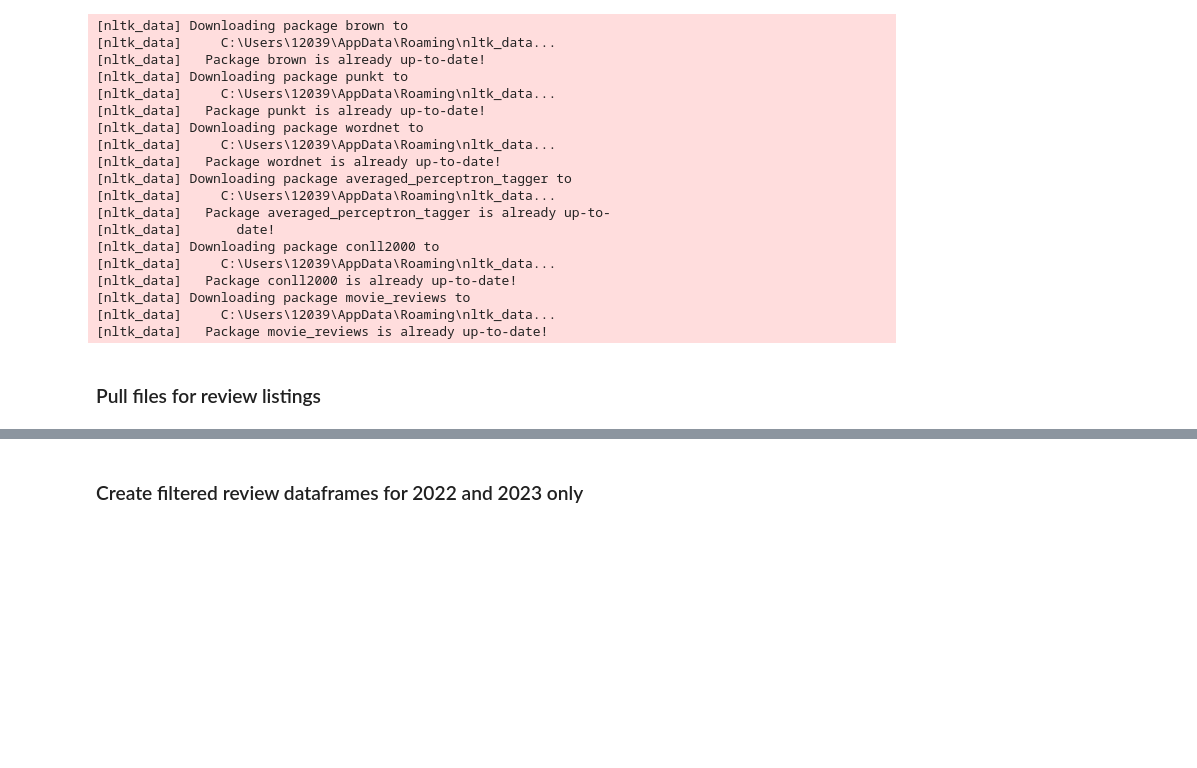
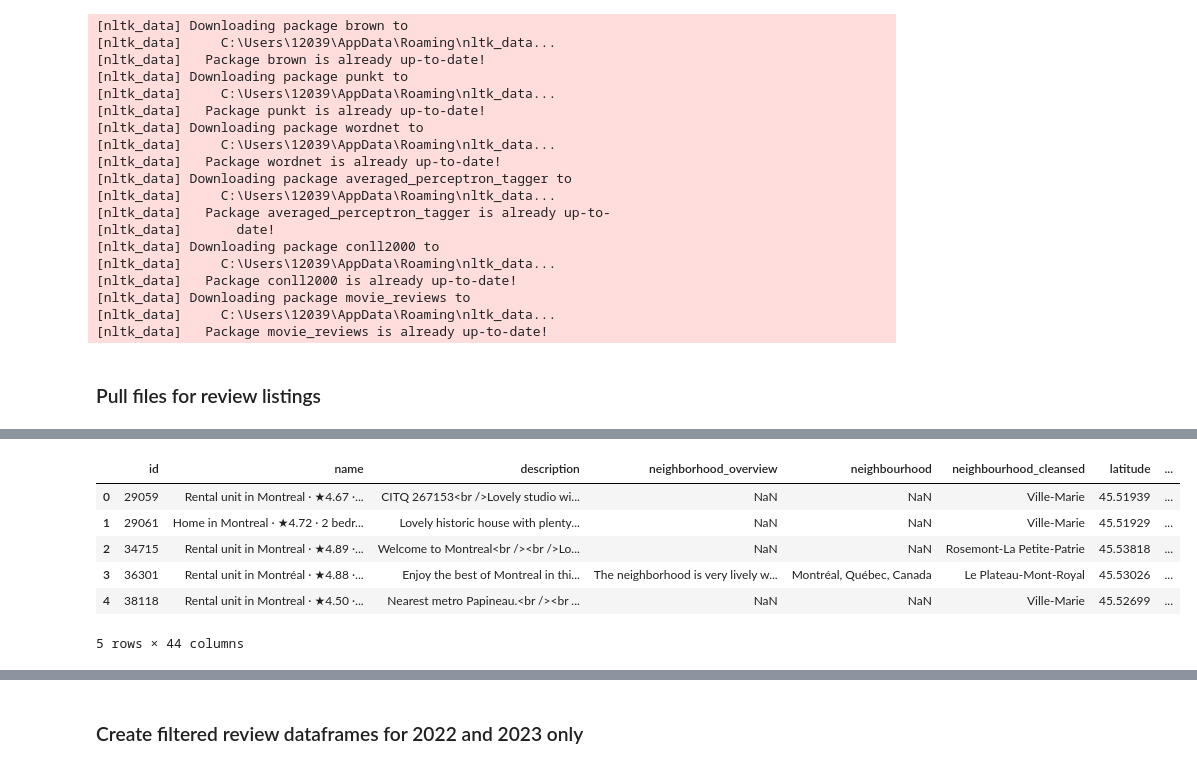
Before and after one commit to kflemming30/6505-Project, a Jupyter notebook: airbnb_data_exploration.ipynb, the cells around one changed output, grey strips where cells are left out. Cells and saved outputs as stored; diff of their text form; code cells hidden in the pictures; blank space fills up the shorter version.

```diff
--- a/airbnb_data_exploration.ipynb
+++ b/airbnb_data_exploration.ipynb
@@ -75,0 +118,23 @@ seattle_listings.head()
+# %%
+# Identify columns containing 'host' in their names
+host_columns = [col for col in seattle_listings.columns if 'host' in col]
+
+# Drop identified columns and other specified columns
+cols_to_drop = host_columns + [
+    'listing_url', 'scrape_id', 'last_scraped', 'source',
+    'host_thumbnail_url', 'host_picture_url', 'picture_url', 'calendar_last_scraped'
+]
+
+# Filter the columns that actually exist in the DataFrame
+cols_to_drop = [col for col in cols_to_drop if col in seattle_listings.columns]
+
+# Drop columns from the DataFrame
+seattle_listings = seattle_listings.drop(cols_to_drop, axis=1)
+# %% [output]
+|  | id | name | description | neighborhood_overview | neighbourhood | neighbourhood_cleansed | latitude | ... |
+| 0 | 29059 | Rental unit in Montreal · ★4.67 ·... | CITQ 267153<br />Lovely studio wi... | NaN | NaN | Ville-Marie | 45.51939 | ... |
+| 1 | 29061 | Home in Montreal · ★4.72 · 2 bedr... | Lovely historic house with plenty... | NaN | NaN | Ville-Marie | 45.51929 | ... |
+| 2 | 34715 | Rental unit in Montreal · ★4.89 ·... | Welcome to Montreal<br /><br />Lo... | NaN | NaN | Rosemont-La Petite-Patrie | 45.53818 | ... |
+| 3 | 36301 | Rental unit in Montréal · ★4.88 ·... | Enjoy the best of Montreal in thi... | The neighborhood is very lively w... | Montréal, Québec, Canada | Le Plateau-Mont-Royal | 45.53026 | ... |
+| 4 | 38118 | Rental unit in Montreal · ★4.50 ·... | Nearest metro Papineau.<br /><br ... | NaN | NaN | Ville-Marie | 45.52699 | ... |
+5 rows × 44 columns
```
Also changed, not shown: parts of 11 cells of this notebook.
